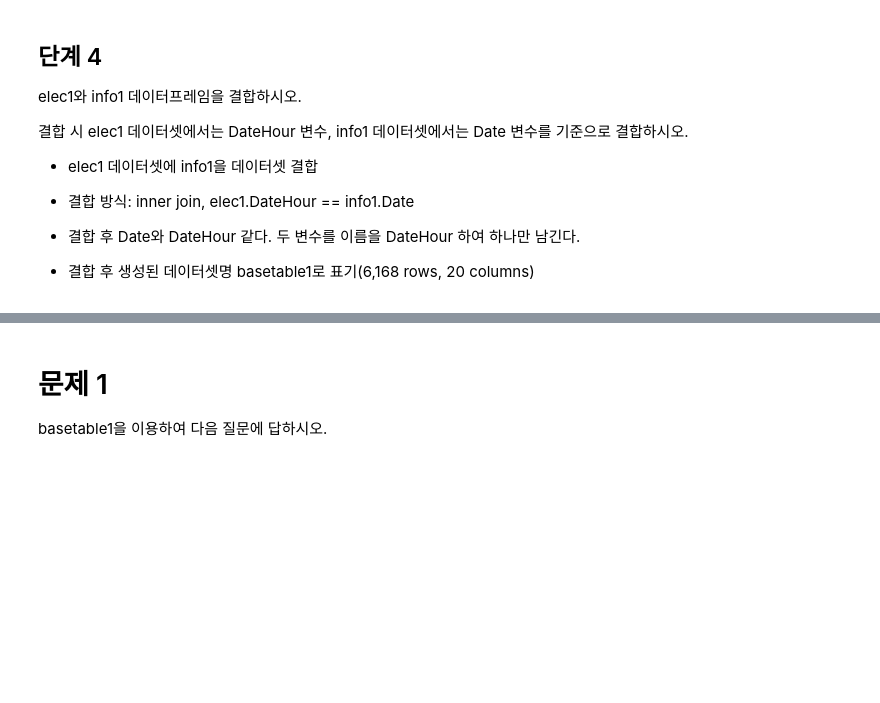
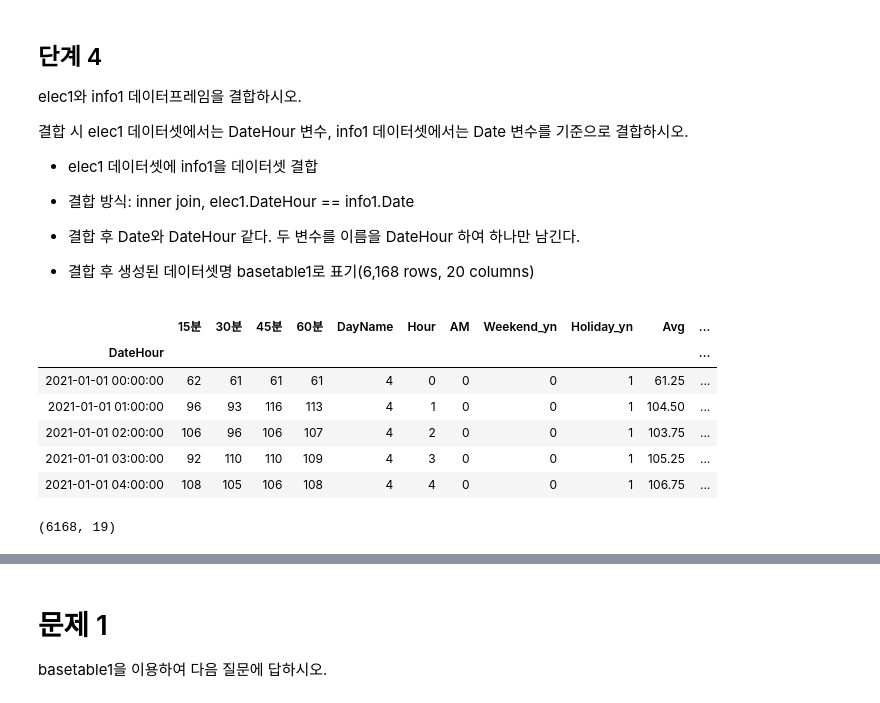
Before and after one commit to dowonjj/DS_lv3_2504_2, a Jupyter notebook: sec_ds_lv3_prob3_prob.ipynb, the cells around one changed output, grey strips where cells are left out. Cells and saved outputs as stored; diff of their text form; code cells hidden in the pictures; blank space fills up the shorter version.

```diff
--- a/sec_ds_lv3_prob3_prob.ipynb
+++ b/sec_ds_lv3_prob3_prob.ipynb
@@ -357,3 +357,23 @@ elec1와 info1 데이터프레임을 결합하시오.
 - 결합 후 Date와 DateHour 같다. 두 변수를 이름을 DateHour 하여 하나만 남긴다.
 
 - 결합 후 생성된 데이터셋명 basetable1로 표기(6,168 rows, 20 columns)
+# %%
+# 방법1: merge: left_on : index, columns, right_on: index, columns
+df_basetable1 = df_elec1.merge(
+    df_info1, # elec1 데이터셋에 info1을 데이터셋 결합
+    how = 'inner', left_on = 'DateHour', right_on = 'Date', # 결합 방식: inner join, elec1.DateHour == info1.Date
+).rename(
+    columns={'Date': 'DateHour'}  # 결합 후 Date와 DateHour 같다. 두 변수를 이름을 DateHour 하여 하나만 남긴다.
+).set_index('DateHour')
+# 결합 후 생성된 데이터셋명 basetable1로 표기 (6,168 rows, 20 columns)
+display(df_basetable1.head())
+df_basetable1.shape
+# %% [output]
+|  | 15분 | 30분 | 45분 | 60분 | DayName | Hour | AM | Weekend_yn | Holiday_yn | Avg | ... |
+| DateHour |  |  |  |  |  |  |  |  |  |  | ... |
+| 2021-01-01 00:00:00 | 62 | 61 | 61 | 61 | 4 | 0 | 0 | 0 | 1 | 61.25 | ... |
+| 2021-01-01 01:00:00 | 96 | 93 | 116 | 113 | 4 | 1 | 0 | 0 | 1 | 104.50 | ... |
+| 2021-01-01 02:00:00 | 106 | 96 | 106 | 107 | 4 | 2 | 0 | 0 | 1 | 103.75 | ... |
+| 2021-01-01 03:00:00 | 92 | 110 | 110 | 109 | 4 | 3 | 0 | 0 | 1 | 105.25 | ... |
+| 2021-01-01 04:00:00 | 108 | 105 | 106 | 108 | 4 | 4 | 0 | 0 | 1 | 106.75 | ... |
+(6168, 19)
```
Also changed, not shown: parts of 19 cells of this notebook.
